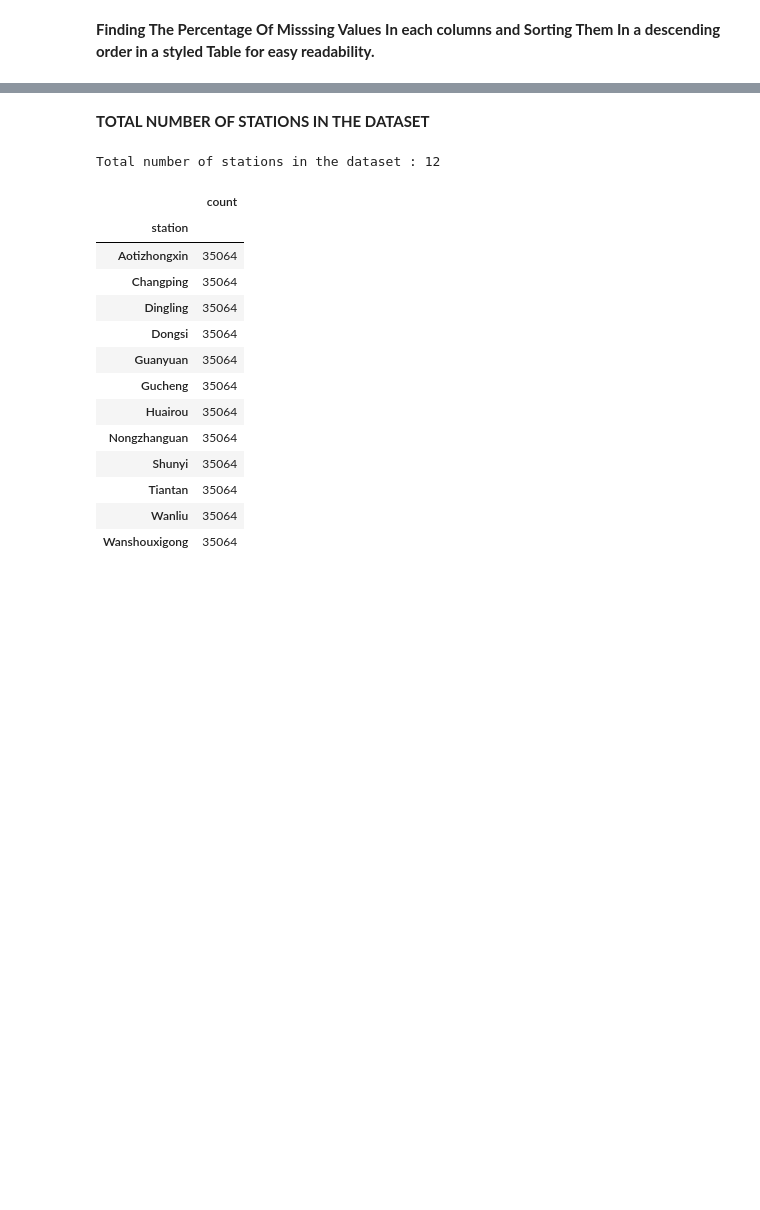
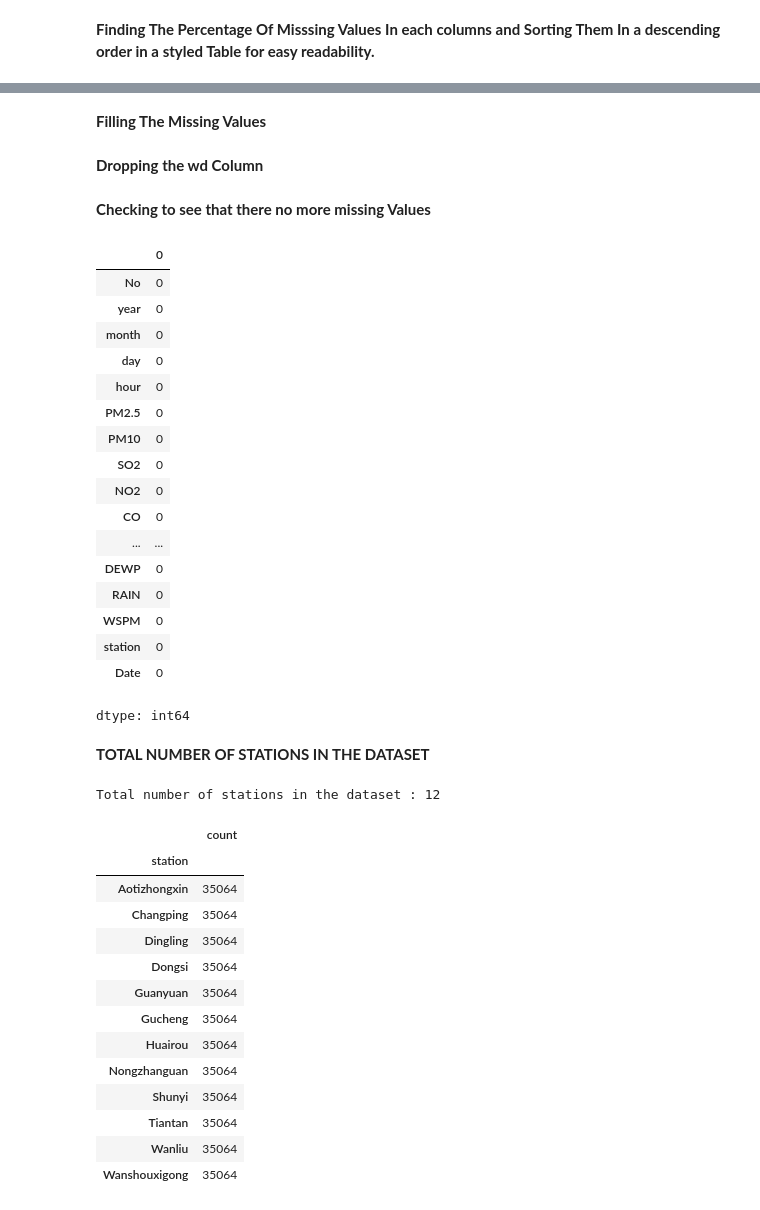
Before and after one commit to SUNDAYTITILAYO/CMP700ACCESSMENT, a Jupyter notebook: ACCESSMENT_PROGRESS.ipynb, the cells around one changed output, grey strips where cells are left out. Saved outputs shown, nothing was run; the diff lists cells and outputs as text; code cells hidden in the pictures; blank space fills up the shorter version.

Commit message:
Filled the missing Values

```diff
--- a/ACCESSMENT_PROGRESS.ipynb
+++ b/ACCESSMENT_PROGRESS.ipynb
@@ -210,3 +209,44 @@ dtype: float64
+# %% [markdown]
+**Filling The Missing Values**
+# %%
+df['PM2.5']=df['PM2.5'].fillna((df['PM2.5'].median()))
+df['PM10']=df['PM10'].fillna((df['PM10'].median()))
+df['CO']=df['CO'].fillna((df['CO'].median()))
+df['SO2']=df['SO2'].fillna((df['SO2'].median()))
+df['NO2']=df['NO2'].fillna((df['NO2'].median()))
+df['O3']=df['O3'].fillna((df['O3'].median()))
+df['DEWP']=df['DEWP'].fillna((df['DEWP'].median()))
+df['TEMP']=df['TEMP'].fillna((df['TEMP'].mean()))
+df['PRES']=df['PRES'].fillna((df['PRES'].mean()))
+df['RAIN']=df['RAIN'].fillna((df['RAIN'].median()))
+df['WSPM']=df['WSPM'].fillna((df['WSPM'].median()))
+# %% [markdown]
+**Dropping the wd Column**
+# %%
+df = df.drop('wd', axis=1)
+# %% [markdown]
+**Checking to see that there no more missing Values**
+# %%
+df.isnull().sum()
+# %% [output]
+|  | 0 |
+| No | 0 |
+| year | 0 |
+| month | 0 |
+| day | 0 |
+| hour | 0 |
+| PM2.5 | 0 |
+| PM10 | 0 |
+| SO2 | 0 |
+| NO2 | 0 |
+| CO | 0 |
+| ... | ... |
+| DEWP | 0 |
+| RAIN | 0 |
+| WSPM | 0 |
+| station | 0 |
+| Date | 0 |
+dtype: int64
 # %% [markdown]
 **TOTAL NUMBER OF STATIONS IN THE DATASET**
 # %%
```
Also changed, not shown: parts of 6 cells of this notebook.
